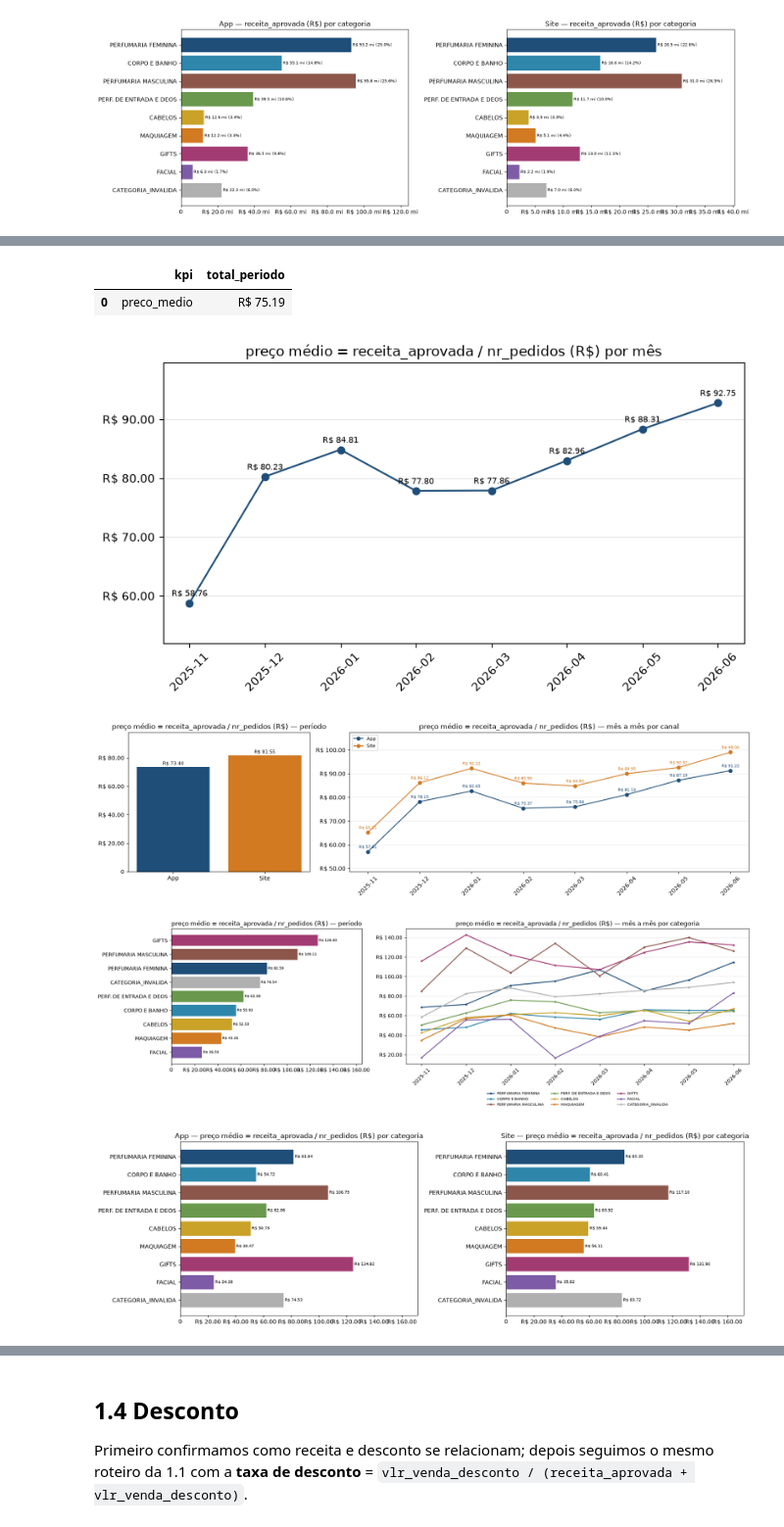
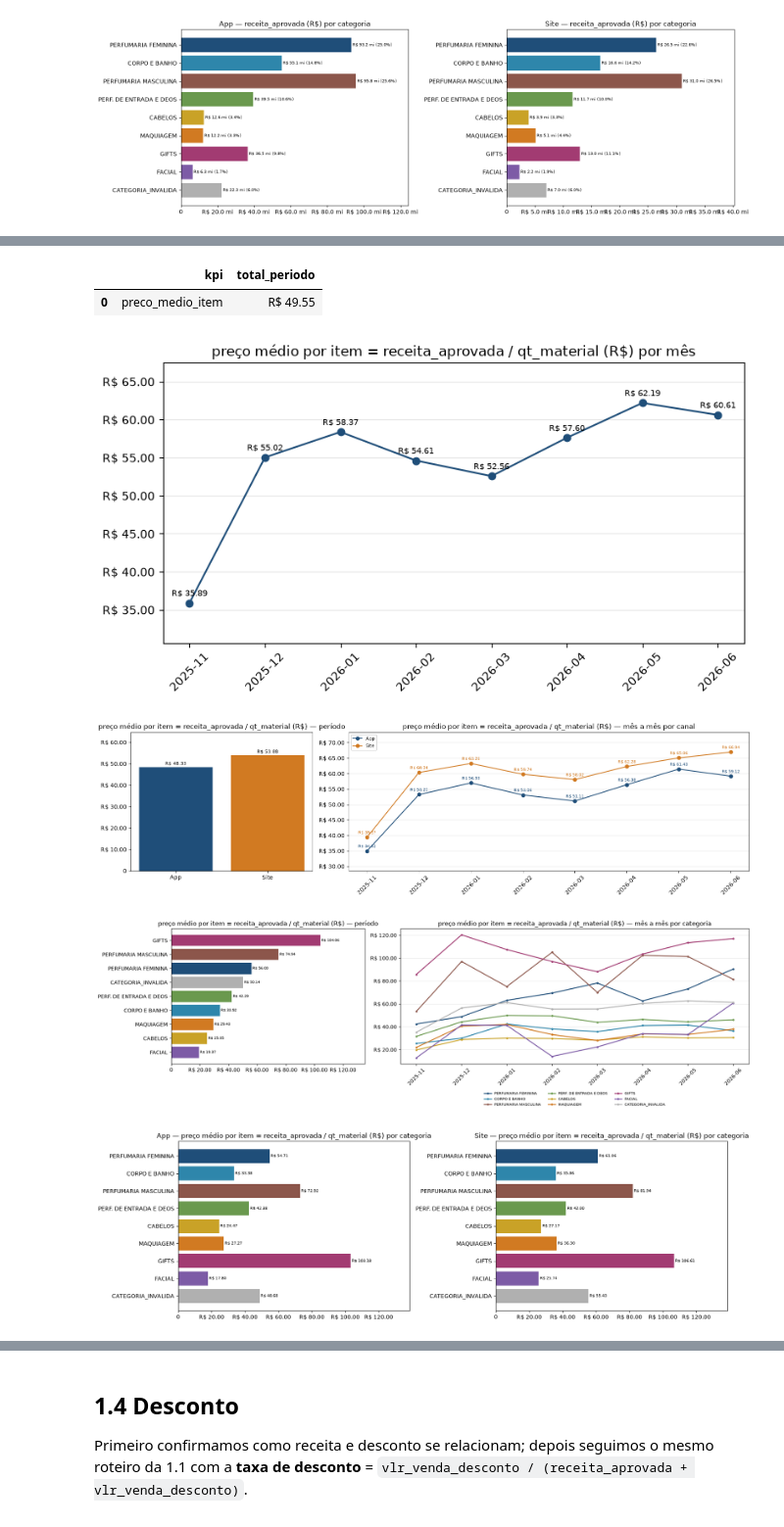
Before and after one commit to guisoares10/Projeto-GB, a Jupyter notebook: notebooks/01_eda_data_quality.ipynb, the cells around one changed output, grey strips where cells are left out. Shown at 98% size. Cells and saved outputs as stored; diff of their text form; code cells hidden in the pictures.

```diff
--- a/notebooks/01_eda_data_quality.ipynb
+++ b/notebooks/01_eda_data_quality.ipynb
@@ -233,14 +233,14 @@ for coluna in ["qt_material", "nr_pedidos", "receita_aprovada", "vlr_venda_desco
 
 # KPIs de razão: numerador e denominador são somados antes de dividir (média ponderada)
 RAZOES = {
-    "preco_medio": lambda d: d["receita_aprovada"] / d["nr_pedidos"],
+    "preco_medio_item": lambda d: d["receita_aprovada"] / d["qt_material"],
     "taxa_desconto": lambda d: d["vlr_venda_desconto"] / (d["receita_aprovada"] + d["vlr_venda_desconto"]),
 }
 ROTULOS = {
     "qt_material": "qt_material",
     "nr_pedidos": "nr_pedidos",
     "receita_aprovada": "receita_aprovada (R$)",
-    "preco_medio": "preço médio = receita_aprovada / nr_pedidos (R$)",
+    "preco_medio_item": "preço médio por item = receita_aprovada / qt_material (R$)",
     "taxa_desconto": "taxa de desconto (%)",
 }
 CANAIS = ["App", "Site"]
@@ -272,8 +272,8 @@ def formatar(valor: float, metrica: str) -> str:
     """Formato curto para rótulos: mil/mi, R$ e %."""
     if metrica == "taxa_desconto":
         return f"{valor:.1%}"
-    prefixo = "R$ " if metrica in ("receita_aprovada", "preco_medio") else ""
-    if metrica == "preco_medio":
+    prefixo = "R$ " if metrica in ("receita_aprovada", "preco_medio_item") else ""
+    if metrica == "preco_medio_item":
         return f"{prefixo}{valor:,.2f}"
     if abs(valor) >= 1e6:
         return f"{prefixo}{valor / 1e6:,.1f} mi"
@@ -563,16 +563,16 @@ Receita líquida média por pedido, sempre calculada como **soma da receita ÷ s
 # %%
-metricas_preco = ["preco_medio"]
+metricas_preco = ["preco_medio_item"]
 
 kpi_geral(metricas_preco)
 kpi_linha_do_tempo(metricas_preco)
 kpi_por_canal(metricas_preco)
 kpi_por_categoria(metricas_preco)
 kpi_canal_x_categoria(metricas_preco)
 # %% [output]
 |  | kpi | total_periodo |
-| 0 | preco_medio | R$ 75.19 |
+| 0 | preco_medio_item | R$ 49.55 |
-[figure, old version]
+[figure, new version]
-[figure, old version]
+[figure, new version]
-[figure, old version]
+[figure, new version]
-[figure, old version]
+[figure, new version]
 # %% [markdown]
```
Also changed, not shown: parts of 2 cells of this notebook.
